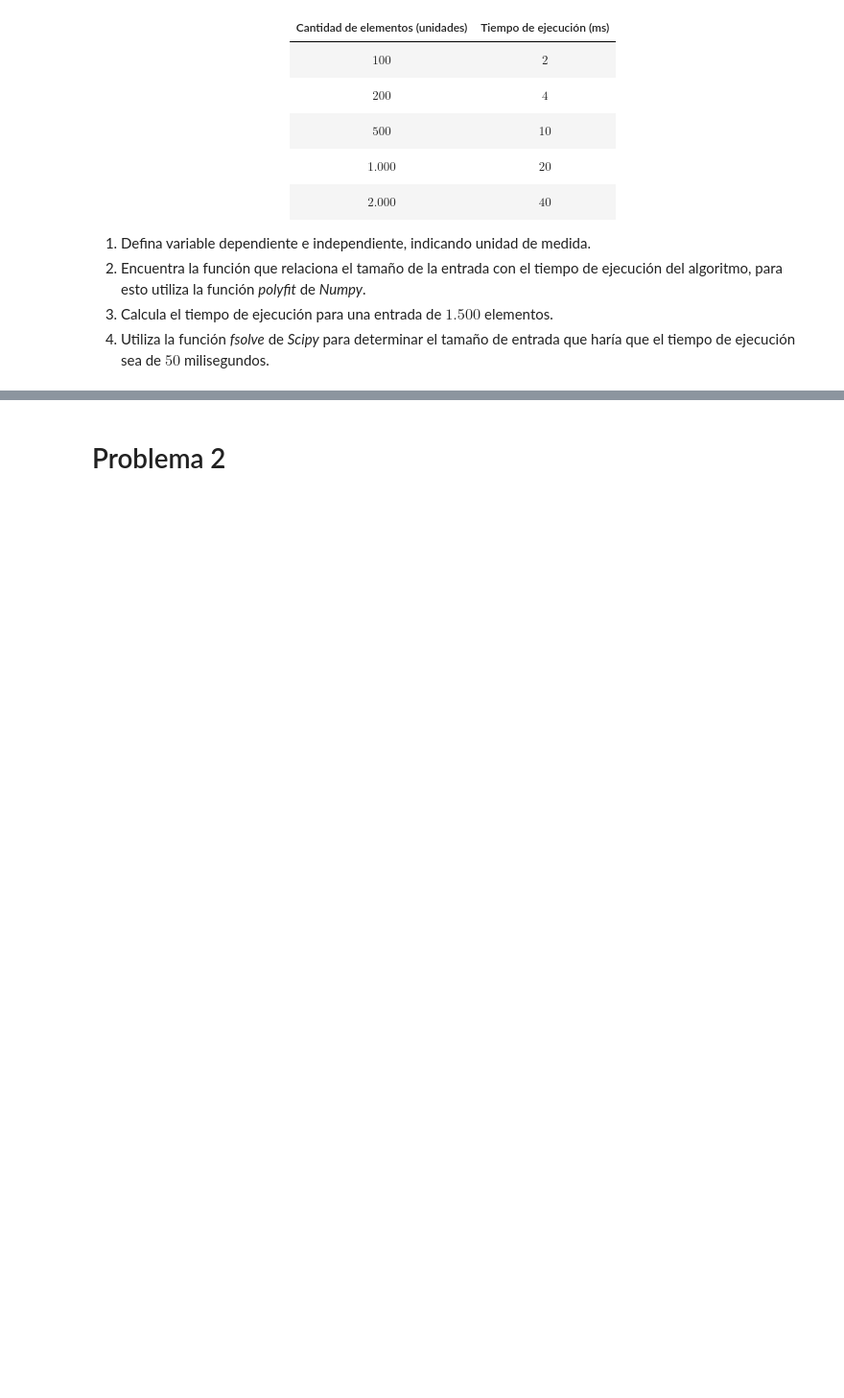
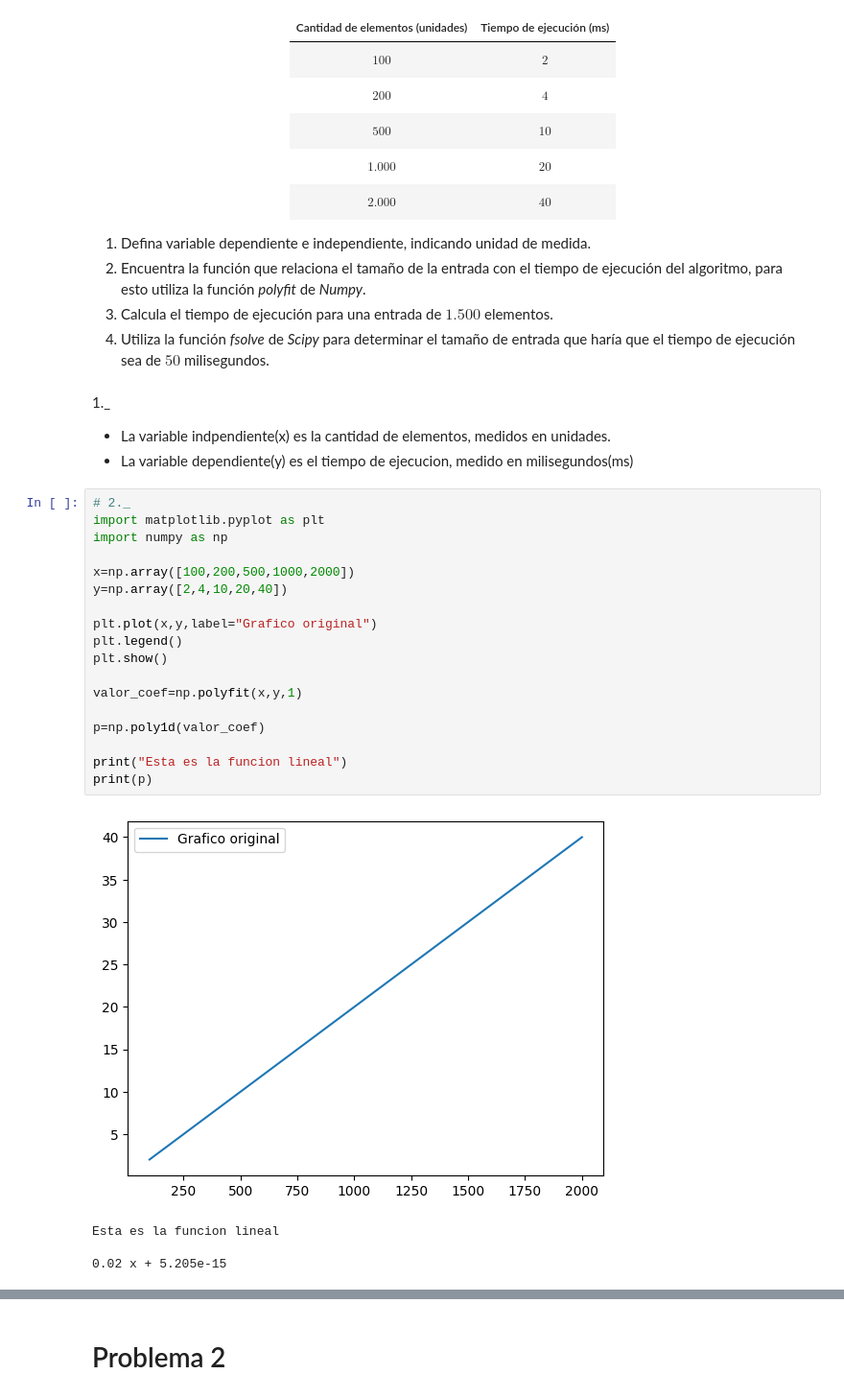
Before and after one commit to AlexKilo07/pythontest, a Jupyter notebook: Guia 2 Matematica aplicada.ipynb, the cells around one changed output, grey strips where cells are left out. Shown at 96% size. Cells and saved outputs as stored; diff of their text form; blank space fills up the shorter version.

```diff
--- a/Guia 2 Matematica aplicada.ipynb
+++ b/Guia 2 Matematica aplicada.ipynb
@@ -19,3 +19,30 @@ Un equipo de desarrollo está evaluando la eficiencia de un nuevo algoritmo impl
 2. Encuentra la función que relaciona el tamaño de la entrada con el tiempo de ejecución del algoritmo, para esto utiliza la función *polyfit* de *Numpy*.
 3. Calcula el tiempo de ejecución para una entrada de $1.500$ elementos.
 4. Utiliza la función *fsolve* de *Scipy* para determinar el tamaño de entrada que haría que el tiempo de ejecución sea de $50$ milisegundos.
+# %% [markdown]
+1._
+- La variable indpendiente(x) es la cantidad de elementos, medidos en unidades.
+- La variable dependiente(y) es el tiempo de ejecucion, medido en milisegundos(ms)
+# %%
+# 2._
+import matplotlib.pyplot as plt
+import numpy as np
+
+x=np.array([100,200,500,1000,2000])
+y=np.array([2,4,10,20,40])
+
+plt.plot(x,y,label="Grafico original")
+plt.legend()
+plt.show()
+
+valor_coef=np.polyfit(x,y,1)
+
+p=np.poly1d(valor_coef)
+
+print("Esta es la funcion lineal")
+print(p)
+# %% [output]
+[figure, added]
+Esta es la funcion lineal
+
+0.02 x + 5.205e-15
```
Also changed, not shown: parts of 5 cells of this notebook, 2 other files.
